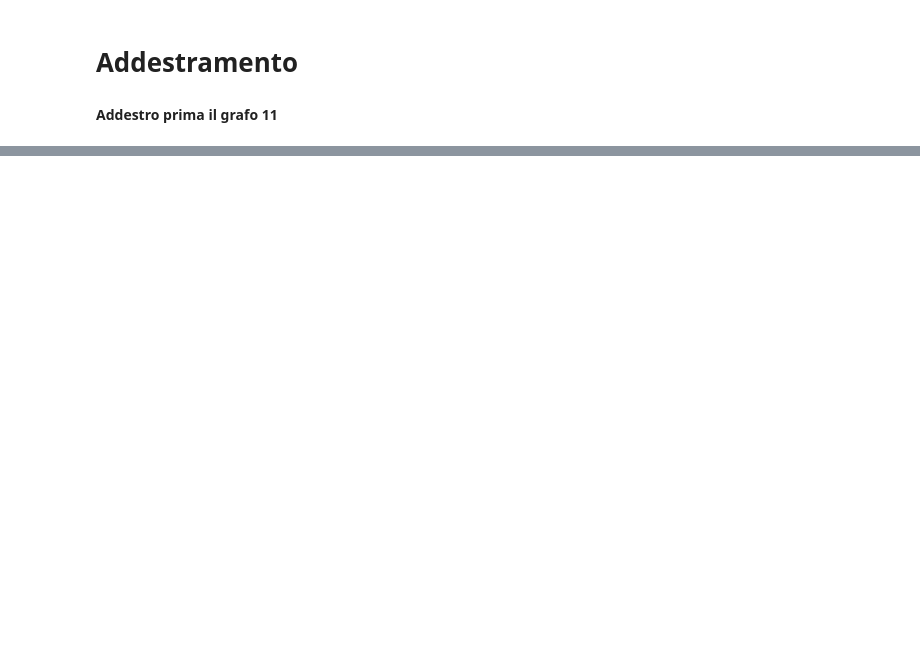
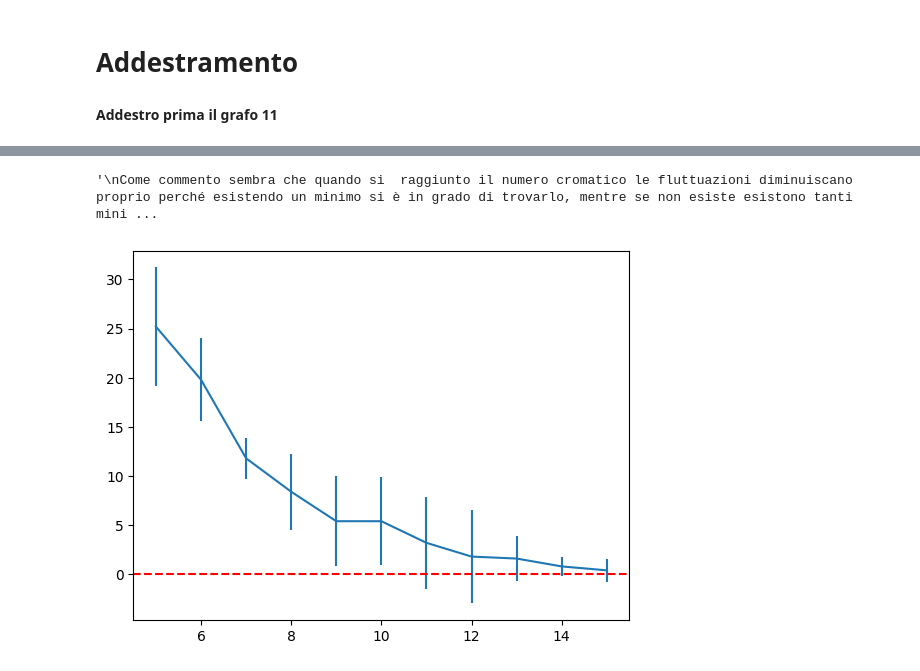
Before and after one commit to m9rc0/progettoML2026, a Jupyter notebook: marco.ipynb, the cells around one changed output, grey strips where cells are left out. Cells and saved outputs as stored; diff of their text form; code cells hidden in the pictures; blank space fills up the shorter version.

```diff
--- a/marco.ipynb
+++ b/marco.ipynb
@@ -452,0 +501,11 @@ Epoch 100, Loss: 64.0000, Conflicts: 320.0000
+# %%
+# adesso i loop di allenamenti
+cmin = 5
+cmax = 16
+conflitti_medie = []
+conflitti_std = []
+for c in range(cmin, cmax):
+    media, dev = train_ensemble(data11, c)
+    conflitti_medie.append(media)
+    conflitti_std.append(dev)
+    print(c, media, dev)
@@ -452,0 +524,11 @@ Epoch 100, Loss: 64.0000, Conflicts: 320.0000
+# %%
+plt.figure()
+plt.errorbar(range(cmin, cmax), conflitti_medie, yerr=conflitti_std)
+plt.axhline(0, color='red', linestyle='--')
+
+"""
+Come commento sembra che quando si  raggiunto il numero cromatico le fluttuazioni diminuiscano proprio perché esistendo un minimo si è in grado di trovarlo, mentre se non esiste esistono tanti minimi locali
+"""
+# %% [output]
+'\nCome commento sembra che quando si  raggiunto il numero cromatico le fluttuazioni diminuiscano proprio perché esistendo un minimo si è in grado di trovarlo, mentre se non esiste esistono tanti mini ...
+[figure, added]
```
Also changed, not shown: parts of 9 cells of this notebook.
